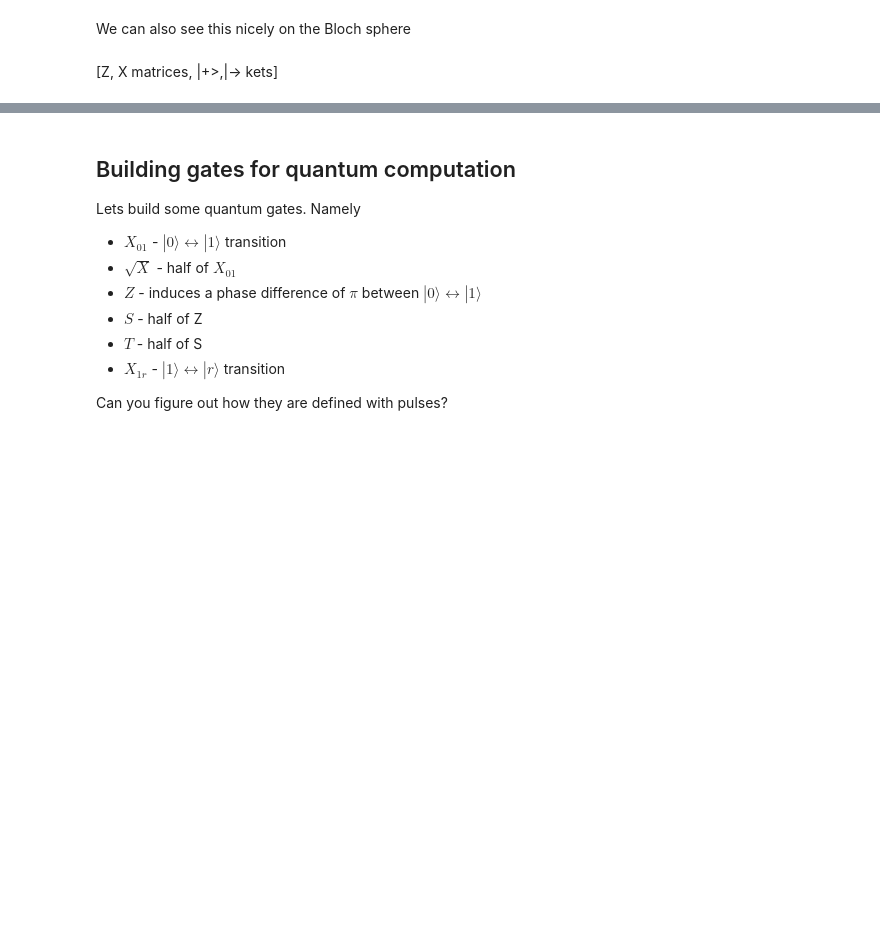
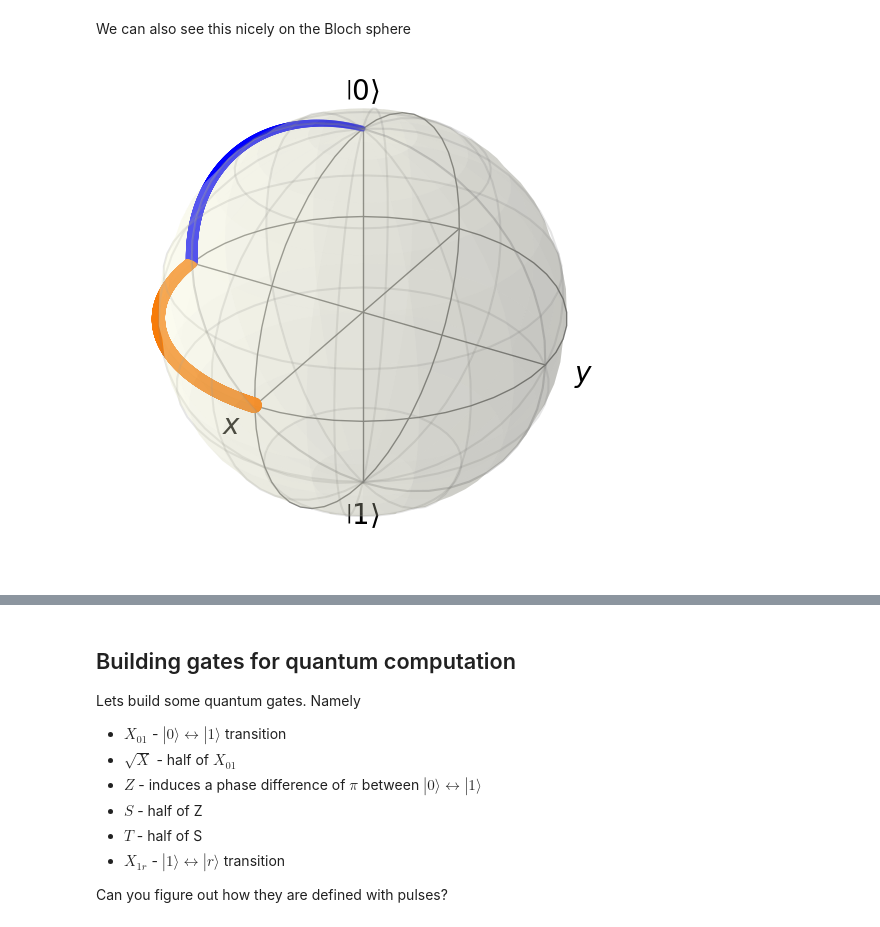
Before and after one commit to Rualito/-KAT-RSP-Workshop2023, a Jupyter notebook: code/workshop.ipynb, the cells around one changed output, grey strips where cells are left out. Drawn from its saved outputs; the diff is of its cells as text; code cells hidden in the pictures; blank space fills up the shorter version.

Commit message:
updates to workshop - clarity

```diff
--- a/code/workshop.ipynb
+++ b/code/workshop.ipynb
@@ -18,7 +18,9 @@ import numpy as np
 from rsp.core.experiment import AtomSystem, ExperimentSetup
 
 # Loading experimental settings
-exp = ExperimentSetup.fromFile('/content/KAT-RSP-Workshop2023/code/hardware_config.json') # on colab
+# exp = ExperimentSetup.fromFile('/content/KAT-RSP-Workshop2023/code/hardware_config.json')
+
+exp = ExperimentSetup.fromFile('hardware_config.json')
 
 # Initializing the atom system
 lattice_unit = 3e-6
@@ -96,18 +102,29 @@ from qutip import ket, Bloch, basis, qeye
 
 # this projector is needed to convert the qutrit state into a qubit
 two_projector = ket('0', 2) * ket('0', 3).dag() +  ket('1', 2) * ket('1', 3).dag()
-b = qutip.Bloch()
 
-b.point_color = ['b']*len(sim.saved_states)
-b.point_marker = ['o']*len(sim.saved_states)
-b.point_alpha = [*np.linspace(0.1, 1, len(sim.saved_states))]
-b.point_size = [*np.linspace(10, 100, len(sim.saved_states))]
 
-b.sphere_color = '#FFFFDD'
+# Visualization
+from ipywidgets import interactive, IntSlider
+def interactive_bloch_sphere(states, times, tail):
+    def slider_bloch(ti):
+        b = qutip.Bloch()
+        b.sphere_color = '#FFFFDD'
+        temp_states = states[ ti-tail if ti>tail else 0 : ti+1 ]
+        b.point_color = ['b']*len(temp_states)
+        b.point_marker = ['o']*len(temp_states)
+        b.point_alpha = [*np.linspace(0.1, 1, len(temp_states))]
+        b.point_size = [*np.linspace(10, 100, len(temp_states))]
+        b.clear()
+        for psi in temp_states:
+            b.add_states(two_projector*psi, kind='point')
+        b.show()
+    interactive_plot = interactive(slider_bloch, ti=IntSlider(min=0, max=len(states), description='state index'))
+    output = interactive_plot.children[-1]
 
-for psi in sim.saved_states:
-    b.add_states(two_projector*psi, kind='point',)
-b.show()
+    return interactive_plot
+
+interactive_bloch_sphere(sim.saved_states, sim.saved_states_times, 20)
 # %% [markdown]
 Another operation possible with laser pulses are rotations around the $z$ axis
 
@@ -166,20 +187,20 @@ We can also see this nicely on the Bloch sphere
 # %%
 import qutip
 from qutip import ket, Bloch, basis, qeye
 
 # this projector is needed to convert the qutrit state into a qubit
 two_projector = ket('0', 2) * ket('0', 3).dag() +  ket('1', 2) * ket('1', 3).dag()
 b = qutip.Bloch()
 
-b.point_color = ['b']*len(sim.saved_states)
+b.point_color = ['b']*int(len(sim.saved_states)/2) + ['#f77c09']*(len(sim.saved_states)-int(len(sim.saved_states)/2))
 b.point_marker = ['o']*len(sim.saved_states)
 b.point_alpha = [*np.linspace(0.1, 1, len(sim.saved_states))]
 b.point_size = [*np.linspace(10, 100, len(sim.saved_states))]
 
 b.sphere_color = '#FFFFDD'
 
 for psi in sim.saved_states:
     b.add_states(two_projector*psi, kind='point',)
 b.show()
+# %% [output]
+[figure, added]
-# %% [markdown]
-[Z, X matrices, |+>,|-> kets]
```
Also changed, not shown: parts of 6 cells of this notebook, 1 other file.
